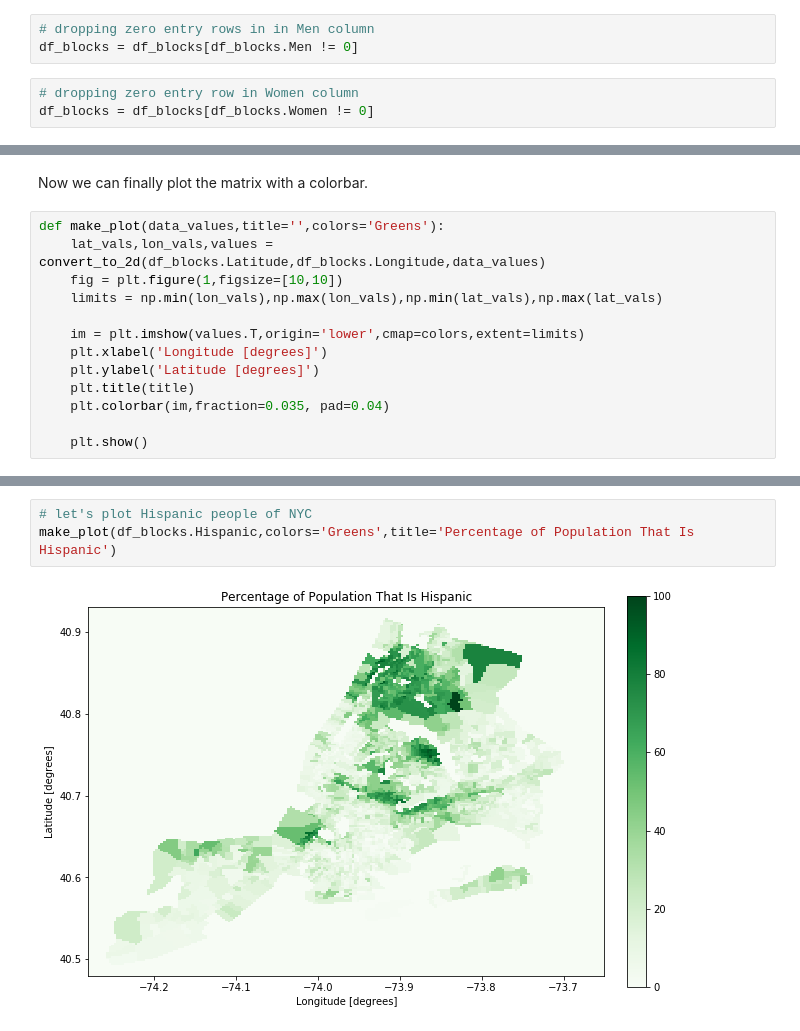
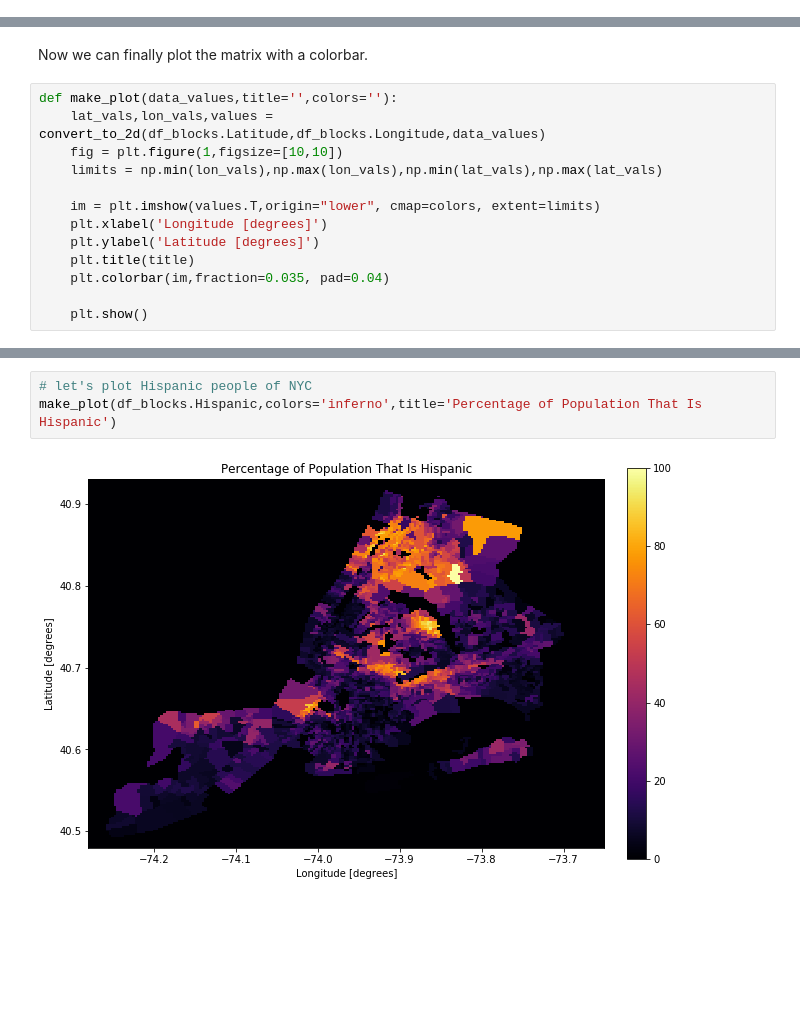
Before and after one commit to giuliosmall/Predicting-Energy-Consumption, a Jupyter notebook: DataCleaning_Census.ipynb, the cells around one changed output, grey strips where cells are left out. Drawn from its saved outputs; the diff is of its cells as text; blank space fills up the shorter version.

Commit message:
applied cleaning an visualization ops

```diff
--- a/DataCleaning_Census.ipynb
+++ b/DataCleaning_Census.ipynb
@@ -77,8 +71,2 @@ True
-# %%
-# dropping zero entry rows in in Men column
-df_blocks = df_blocks[df_blocks.Men != 0]
-# %%
-# dropping zero entry row in Women column
-df_blocks = df_blocks[df_blocks.Women != 0]
 # %%
 def convert_to_2d(lats,lons,values):
@@ -100,12 +90,12 @@ def convert_to_2d(lats,lons,values):
 # %% [markdown]
 Now we can finally plot the matrix with a colorbar.
 # %%
-def make_plot(data_values,title='',colors='Greens'):
+def make_plot(data_values,title='',colors=''):
     lat_vals,lon_vals,values = convert_to_2d(df_blocks.Latitude,df_blocks.Longitude,data_values)
     fig = plt.figure(1,figsize=[10,10])
     limits = np.min(lon_vals),np.max(lon_vals),np.min(lat_vals),np.max(lat_vals)
 
-    im = plt.imshow(values.T,origin='lower',cmap=colors,extent=limits)
+    im = plt.imshow(values.T,origin="lower", cmap=colors, extent=limits)
     plt.xlabel('Longitude [degrees]')
     plt.ylabel('Latitude [degrees]')
     plt.title(title)
@@ -125,7 +115,7 @@ make_plot(df_blocks.Black,colors='Reds',title='Percentage of Population That Is
 # %%
 # let's plot Hispanic people of NYC
-make_plot(df_blocks.Hispanic,colors='Greens',title='Percentage of Population That Is Hispanic')
+make_plot(df_blocks.Hispanic,colors='inferno',title='Percentage of Population That Is Hispanic')
 # %% [output]
-[figure, old version]
+[figure, new version]
 # %%
 # let's plot Asian people of NYC
```
Also changed, not shown: parts of 14 cells of this notebook.
